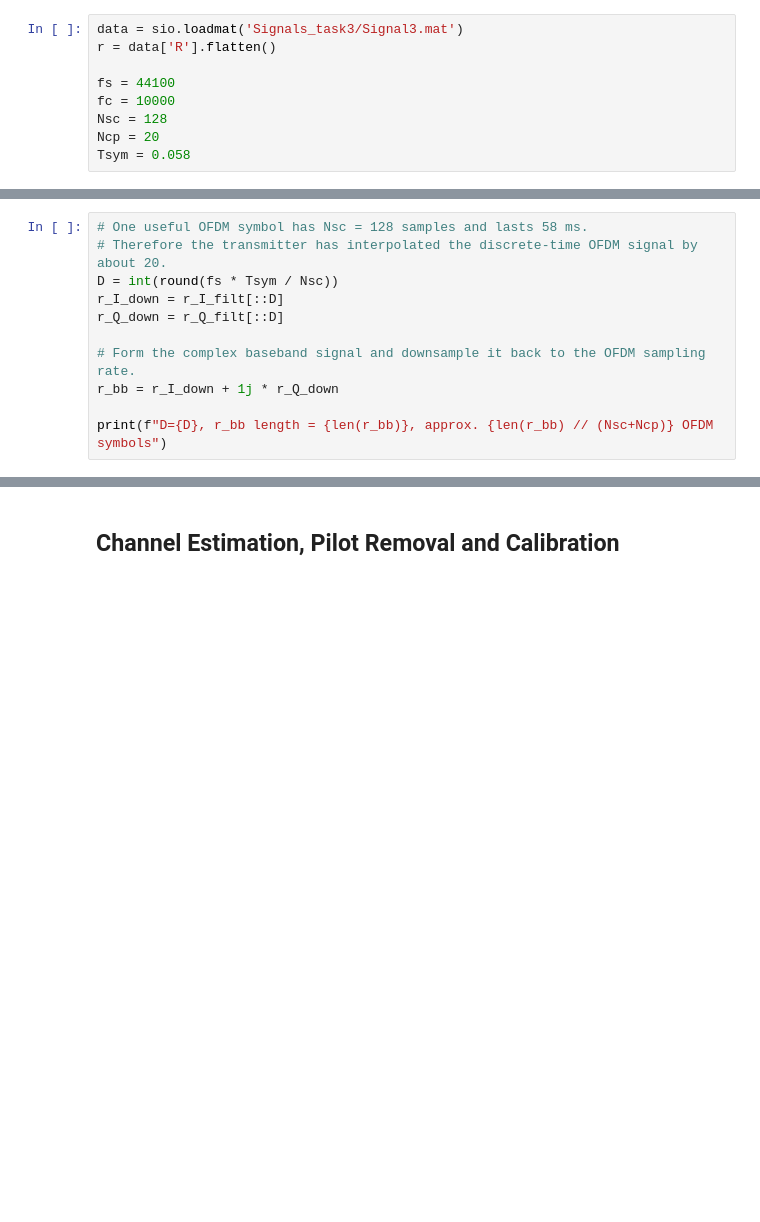
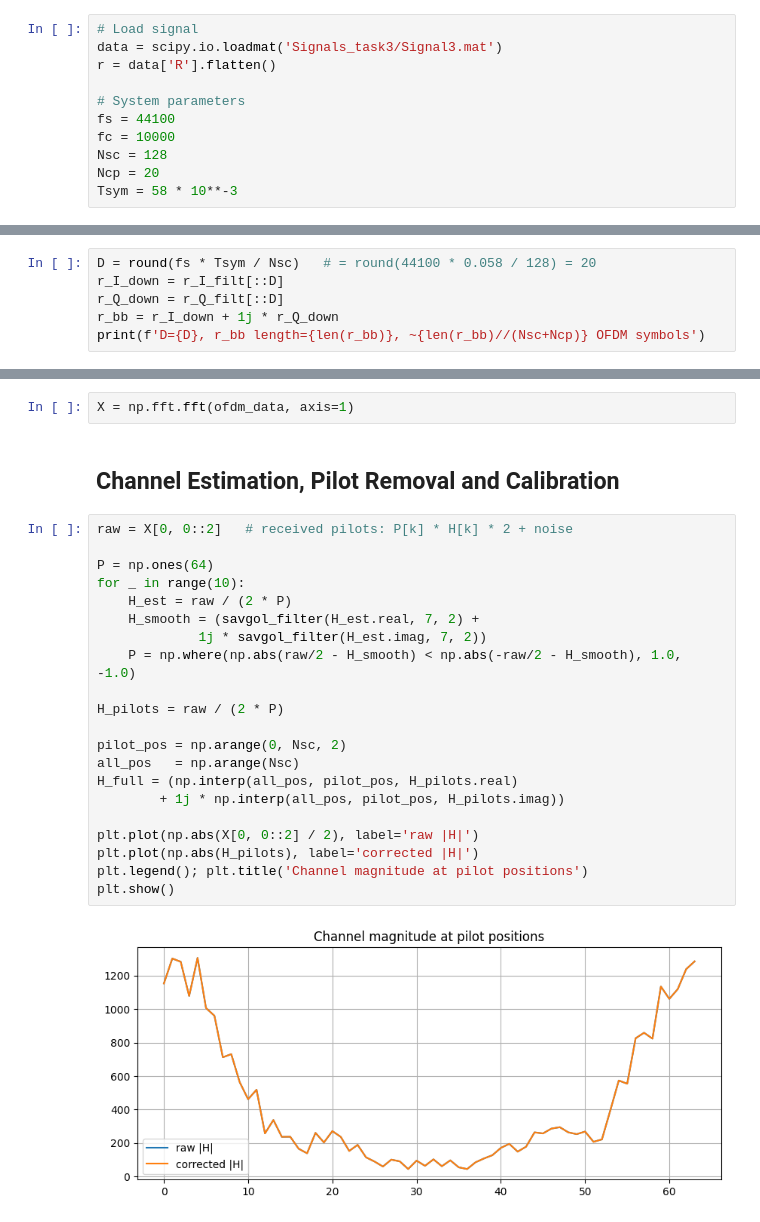
Before and after one commit to axellangenskiold/eitn21, a Jupyter notebook: assignment1_axel_task3.ipynb, the cells around one changed output, grey strips where cells are left out. Cells and saved outputs as stored; diff of their text form; blank space fills up the shorter version.

```diff
--- a/assignment1_axel_task3.ipynb
+++ b/assignment1_axel_task3.ipynb
@@ -10,13 +19,15 @@ from scipy.signal import butter, freqz, lfilter
 from numpy.lib.stride_tricks import sliding_window_view
 # %%
-data = sio.loadmat('Signals_task3/Signal3.mat')
+# Load signal
+data = scipy.io.loadmat('Signals_task3/Signal3.mat')
 r = data['R'].flatten()
 
+# System parameters
 fs = 44100
 fc = 10000
 Nsc = 128
 Ncp = 20
-Tsym = 0.058
+Tsym = 58 * 10**-3
 # %% [markdown]
 ### Demodulation
 # %%
@@ -41,14 +54,9 @@ plt.show()
 # %% [markdown]
 ## AD conversion and down sampling
 # %%
-# One useful OFDM symbol has Nsc = 128 samples and lasts 58 ms.
-# Therefore the transmitter has interpolated the discrete-time OFDM signal by about 20.
-D = int(round(fs * Tsym / Nsc))
+D = round(fs * Tsym / Nsc)   # = round(44100 * 0.058 / 128) = 20
 r_I_down = r_I_filt[::D]
 r_Q_down = r_Q_filt[::D]
-
-# Form the complex baseband signal and downsample it back to the OFDM sampling rate.
 r_bb = r_I_down + 1j * r_Q_down
-
-print(f"D={D}, r_bb length = {len(r_bb)}, approx. {len(r_bb) // (Nsc+Ncp)} OFDM symbols")
+print(f'D={D}, r_bb length={len(r_bb)}, ~{len(r_bb)//(Nsc+Ncp)} OFDM symbols')
 # %% [output]
@@ -78,2 +90,27 @@ Total OFDM symbols: 42
+# %%
+X = np.fft.fft(ofdm_data, axis=1)
 # %% [markdown]
 ## Channel Estimation, Pilot Removal and Calibration
+# %%
+raw = X[0, 0::2]   # received pilots: P[k] * H[k] * 2 + noise
+
+P = np.ones(64)
+for _ in range(10):
+    H_est = raw / (2 * P)
+    H_smooth = (savgol_filter(H_est.real, 7, 2) +
+             1j * savgol_filter(H_est.imag, 7, 2))
+    P = np.where(np.abs(raw/2 - H_smooth) < np.abs(-raw/2 - H_smooth), 1.0, -1.0)
+
+H_pilots = raw / (2 * P)
+
+pilot_pos = np.arange(0, Nsc, 2)
+all_pos   = np.arange(Nsc)
+H_full = (np.interp(all_pos, pilot_pos, H_pilots.real)
+        + 1j * np.interp(all_pos, pilot_pos, H_pilots.imag))
+
+plt.plot(np.abs(X[0, 0::2] / 2), label='raw |H|')
+plt.plot(np.abs(H_pilots), label='corrected |H|')
+plt.legend(); plt.title('Channel magnitude at pilot positions')
+plt.show()
+# %% [output]
+[figure, added]
```
Also changed, not shown: parts of 12 cells of this notebook, 1 other file.
